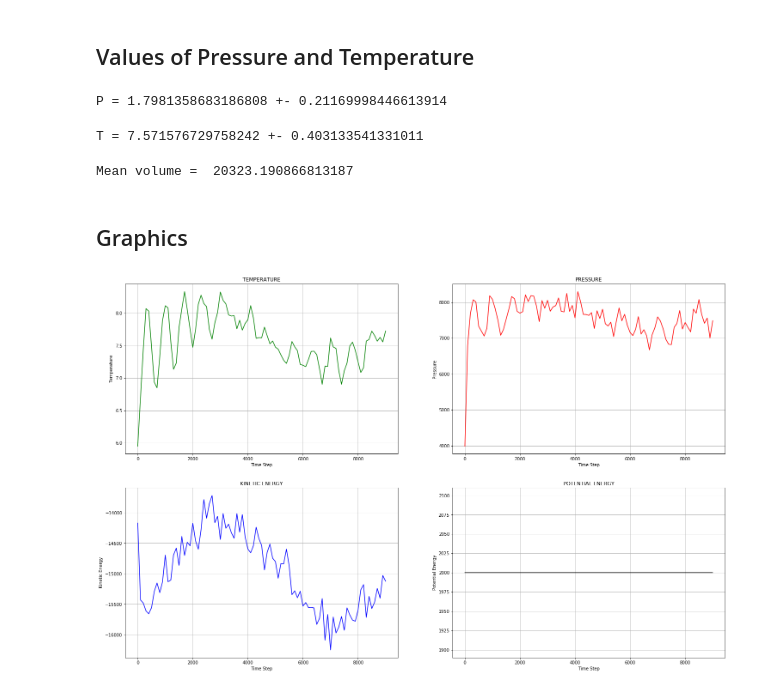
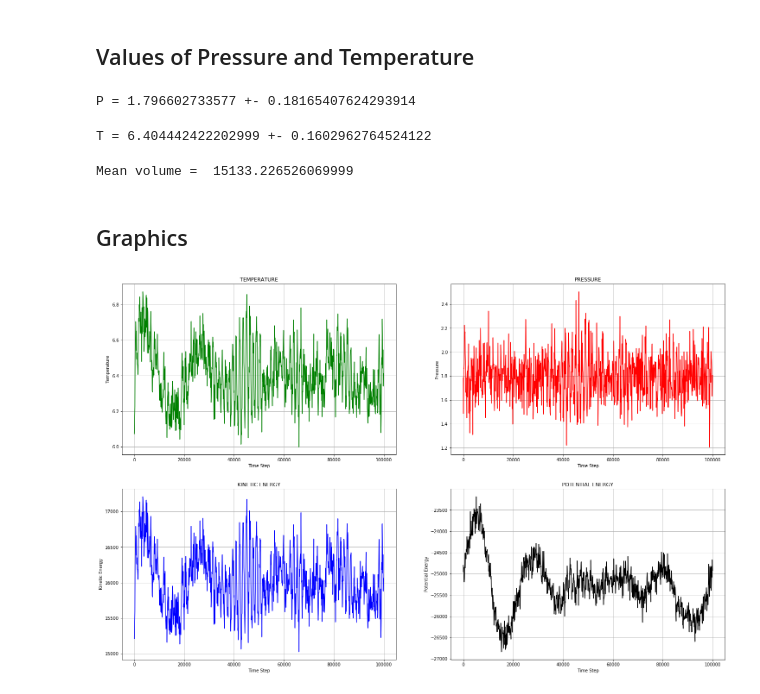
Before and after one commit to emmanuellfc/NP-with-Liquid-Crystals, a Jupyter notebook: Sigma = 2.0/P_18/Thermodynamical Analysis.ipynb, the cells around one changed output. Drawn from its saved outputs; the diff is of its cells as text; code cells hidden in the pictures.

```diff
--- a/Sigma = 2.0/P_18/Thermodynamical Analysis.ipynb
+++ b/Sigma = 2.0/P_18/Thermodynamical Analysis.ipynb
@@ -18,7 +18,7 @@ import matplotlib.pyplot as plt
 # %%
 #-----Define variables.
 
-t_max = 7.6;
+t_max = 6.4;
 p_max = 1.8;
 simulation_part = "equilibrium";
 # %%
@@ -42,48 +42,48 @@ mean_volume = numpy.mean(data[:,11])
 # %%
 print("P =", mean_p, "+-",std_p)
 # %% [output]
-P = 1.7981358683186808 +- 0.21169998446613914
+P = 1.796602733577 +- 0.18165407624293914
 # %%
 print("T =", mean_temp, "+-", std_temp)
 # %% [output]
-T = 7.571576729758242 +- 0.403133541331011
+T = 6.404442422202999 +- 0.1602962764524122
 # %%
 print("Mean volume = ", mean_volume)
 # %% [output]
-Mean volume =  20323.190866813187
+Mean volume =  15133.226526069999
 # %% [markdown]
 ## Graphics
 # %%
 plt.figure(figsize=(25,16))
 
 plt.subplot(221)
 plt.plot(data[:,0],data[:,9], 'g')
 plt.xlabel('Time Step')
 plt.ylabel('Temperature')
 plt.title('TEMPERATURE')
 plt.grid()
 
 plt.subplot(222)
-plt.plot(data[:,0],data[:,8],'r')
+plt.plot(data[:,0],data[:,10],'r')
 plt.xlabel('Time Step')
 plt.ylabel('Pressure')
 plt.title('PRESSURE')
 plt.grid()
 
 plt.subplot(223)
-plt.plot(data[:,0],data[:,5],'b')
+plt.plot(data[:,0],data[:,6],'b')
 plt.xlabel('Time Step')
 plt.ylabel('Kinetic Energy')
 plt.title('KINETIC ENERGY')
 plt.grid()
 
 plt.subplot(224)
-plt.plot(data[:,0],data[:,4],'k')
+plt.plot(data[:,0],data[:,5],'k')
 plt.xlabel('Time Step')
 plt.ylabel('Potential Energy')
 plt.title('POTENTIAL ENERGY')
 plt.grid()
 
 plt.show()
 # %% [output]
-[figure, old version]
+[figure, new version]
```
Also changed, not shown: 14 other files.
